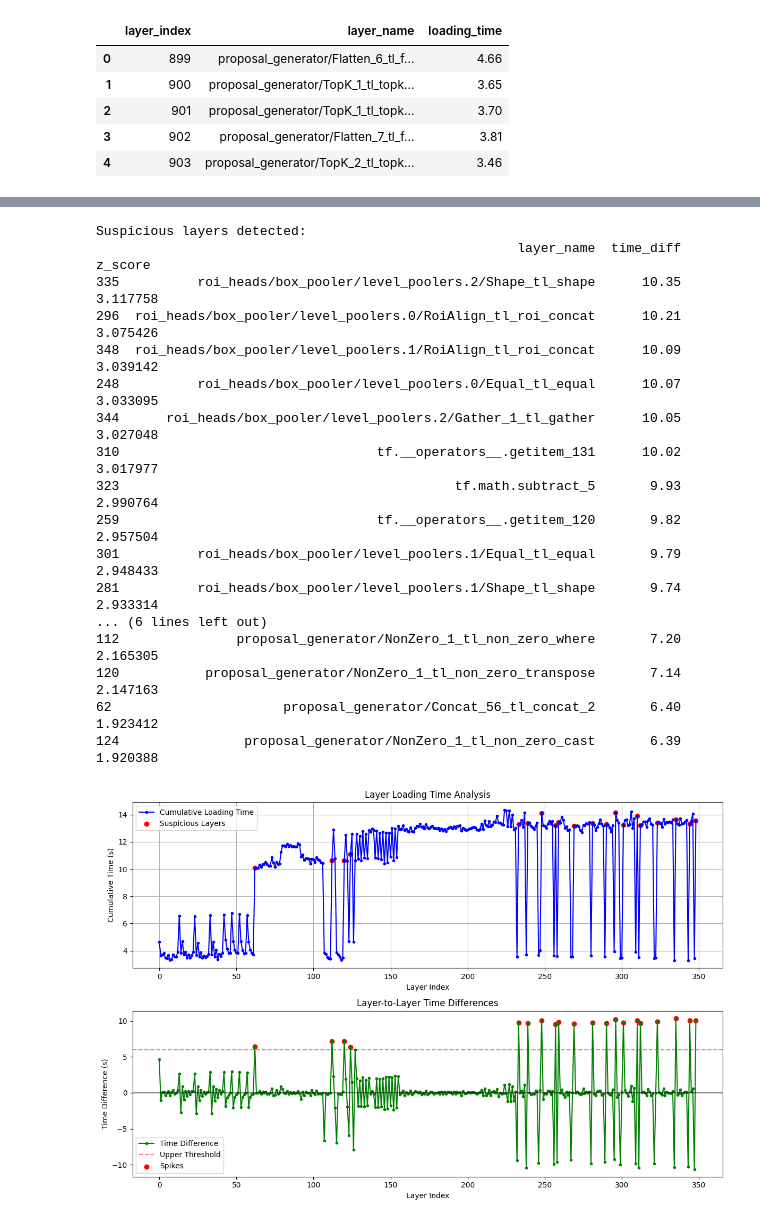
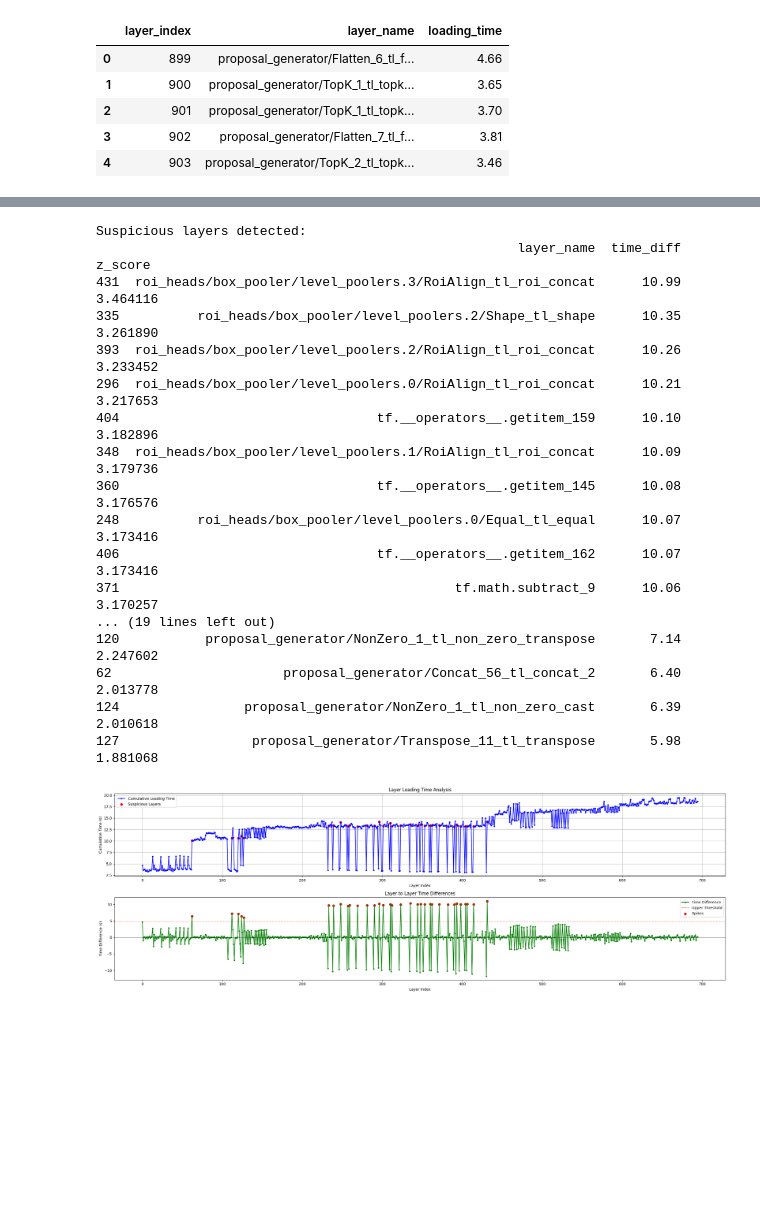
Before and after one commit to Tensorleap-hub/standalone-o2k-conversion, a Jupyter notebook: examine_logs.ipynb, the cells around one changed output, grey strips where cells are left out. Saved outputs shown, nothing was run; the diff lists cells and outputs as text; code cells hidden in the pictures; blank space fills up the shorter version.

```diff
--- a/examine_logs.ipynb
+++ b/examine_logs.ipynb
@@ -4,7 +4,7 @@ import numpy as np
 from scipy import stats
 import matplotlib.pyplot as plt
 # %%
-logs_df = pd.read_csv('../loading_times.csv')
+logs_df = pd.read_csv('loading_times.csv')
 logs_df.head()
 # %% [output]
 |  | layer_index | layer_name | loading_time |
@@ -66,7 +66,7 @@ def analyze_layer_loading_times(df, threshold_std=2.5, min_time_diff=0.1):
     suspicious_layers = suspicious_layers.sort_values('time_diff', ascending=False)
 
     # Create visualization
-    fig, (ax1, ax2) = plt.subplots(2, 1, figsize=(12, 8))
+    fig, (ax1, ax2) = plt.subplots(2, 1, figsize=(24, 8))
 
     # Convert data to numpy arrays for plotting
     x_points = np.arange(len(df))
@@ -113,23 +113,23 @@ def analyze_layer_loading_times(df, threshold_std=2.5, min_time_diff=0.1):
 
     return suspicious_layers, fig
 # %%
-suspicious_layers, fig = analyze_layer_loading_times(logs_df, 1.8);
+suspicious_layers, fig = analyze_layer_loading_times(logs_df, 1.5);
 # %% [output]
 Suspicious layers detected:
                                                       layer_name  time_diff   z_score
-335          roi_heads/box_pooler/level_poolers.2/Shape_tl_shape      10.35  3.117758
-296  roi_heads/box_pooler/level_poolers.0/RoiAlign_tl_roi_concat      10.21  3.075426
-348  roi_heads/box_pooler/level_poolers.1/RoiAlign_tl_roi_concat      10.09  3.039142
-248          roi_heads/box_pooler/level_poolers.0/Equal_tl_equal      10.07  3.033095
-344      roi_heads/box_pooler/level_poolers.2/Gather_1_tl_gather      10.05  3.027048
-310                                 tf.__operators__.getitem_131      10.02  3.017977
-323                                           tf.math.subtract_5       9.93  2.990764
-259                                 tf.__operators__.getitem_120       9.82  2.957504
-301          roi_heads/box_pooler/level_poolers.1/Equal_tl_equal       9.79  2.948433
-281          roi_heads/box_pooler/level_poolers.1/Shape_tl_shape       9.74  2.933314
-... (6 lines left out)
-112               proposal_generator/NonZero_1_tl_non_zero_where       7.20  2.165305
-120           proposal_generator/NonZero_1_tl_non_zero_transpose       7.14  2.147163
-62                      proposal_generator/Concat_56_tl_concat_2       6.40  1.923412
-124                proposal_generator/NonZero_1_tl_non_zero_cast       6.39  1.920388
+431  roi_heads/box_pooler/level_poolers.3/RoiAlign_tl_roi_concat      10.99  3.464116
+335          roi_heads/box_pooler/level_poolers.2/Shape_tl_shape      10.35  3.261890
+393  roi_heads/box_pooler/level_poolers.2/RoiAlign_tl_roi_concat      10.26  3.233452
+296  roi_heads/box_pooler/level_poolers.0/RoiAlign_tl_roi_concat      10.21  3.217653
+404                                 tf.__operators__.getitem_159      10.10  3.182896
+348  roi_heads/box_pooler/level_poolers.1/RoiAlign_tl_roi_concat      10.09  3.179736
+360                                 tf.__operators__.getitem_145      10.08  3.176576
+248          roi_heads/box_pooler/level_poolers.0/Equal_tl_equal      10.07  3.173416
+406                                 tf.__operators__.getitem_162      10.07  3.173416
+371                                           tf.math.subtract_9      10.06  3.170257
+... (19 lines left out)
+120           proposal_generator/NonZero_1_tl_non_zero_transpose       7.14  2.247602
+62                      proposal_generator/Concat_56_tl_concat_2       6.40  2.013778
+124                proposal_generator/NonZero_1_tl_non_zero_cast       6.39  2.010618
+127                 proposal_generator/Transpose_11_tl_transpose       5.98  1.881068
-[figure, old version]
+[figure, new version]
```
Also changed, not shown: parts of 1 cell of this notebook, 1 other file.
